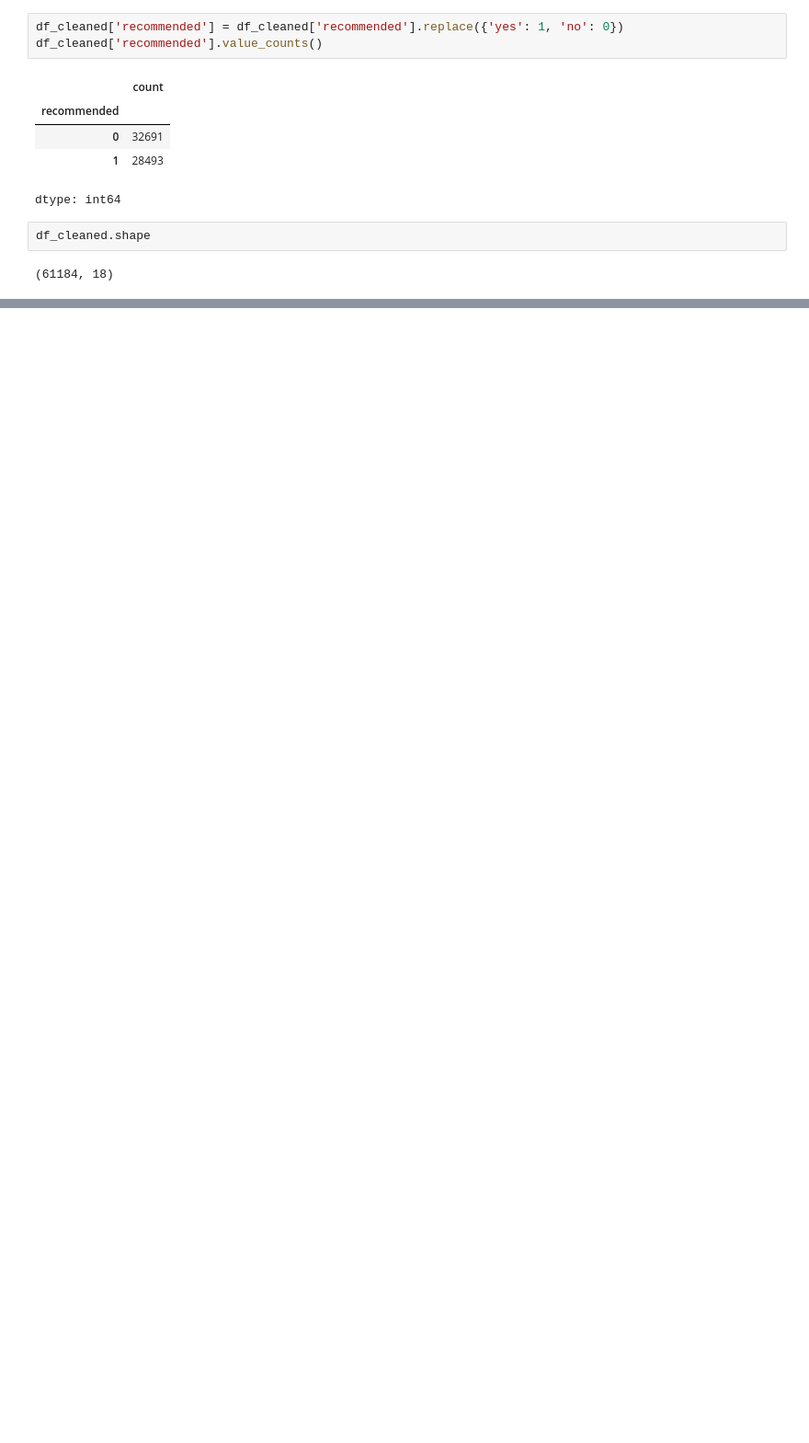
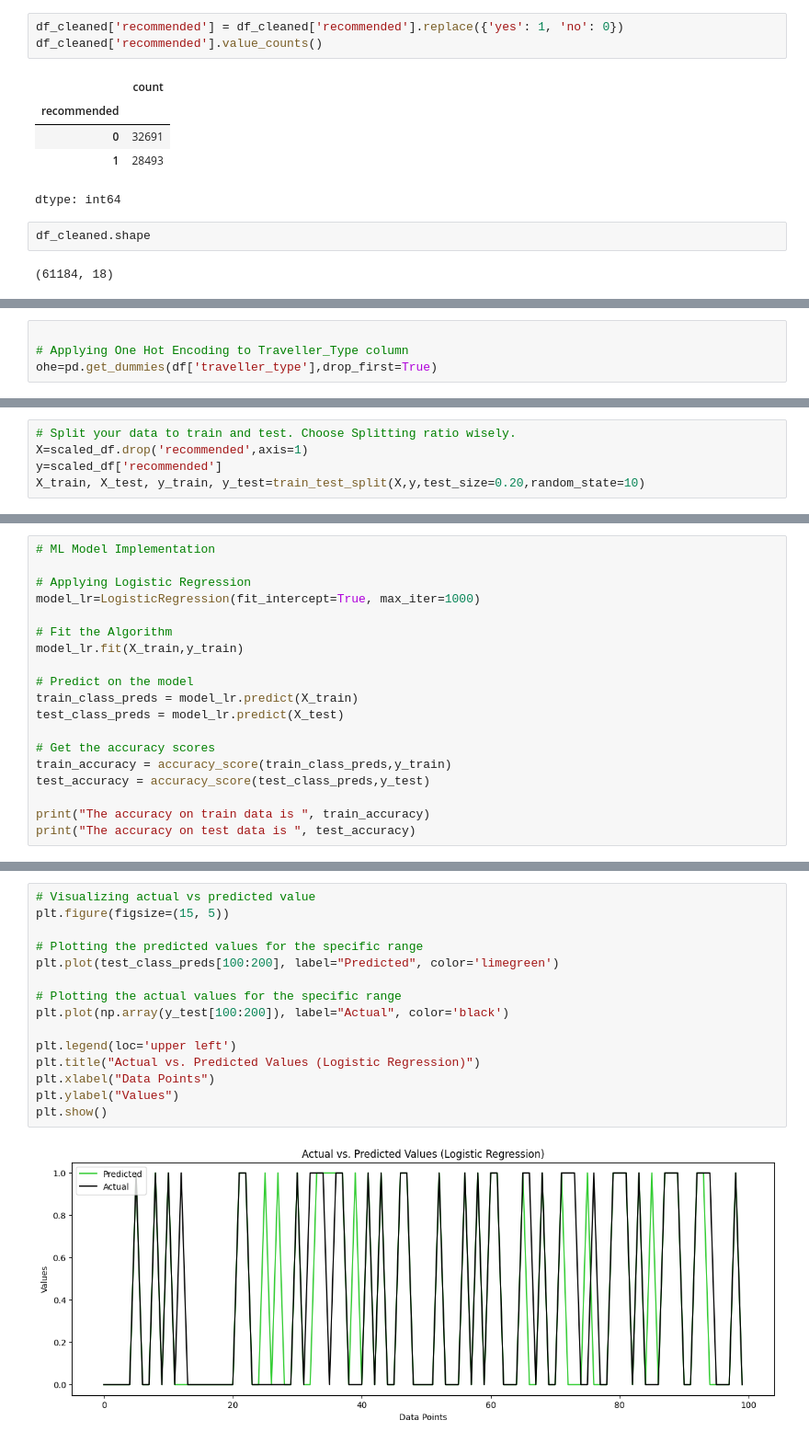
Before and after one commit to manishaachary13/Airline_referral_prediction, a Jupyter notebook: Airline.ipynb, the cells around one changed output, grey strips where cells are left out. Shown at 92% size. Drawn from its saved outputs; the diff is of its cells as text; blank space fills up the shorter version.

```diff
--- a/Airline.ipynb
+++ b/Airline.ipynb
@@ -537,0 +911,4 @@ plt.show()
+# %%
+
+# Applying One Hot Encoding to Traveller_Type column
+ohe=pd.get_dummies(df['traveller_type'],drop_first=True)
@@ -537,0 +996,5 @@ plt.show()
+# %%
+# Split your data to train and test. Choose Splitting ratio wisely.
+X=scaled_df.drop('recommended',axis=1)
+y=scaled_df['recommended']
+X_train, X_test, y_train, y_test=train_test_split(X,y,test_size=0.20,random_state=10)
@@ -537,0 +1025,19 @@ plt.show()
+# %%
+# ML Model Implementation
+
+# Applying Logistic Regression
+model_lr=LogisticRegression(fit_intercept=True, max_iter=1000)
+
+# Fit the Algorithm
+model_lr.fit(X_train,y_train)
+
+# Predict on the model
+train_class_preds = model_lr.predict(X_train)
+test_class_preds = model_lr.predict(X_test)
+
+# Get the accuracy scores
+train_accuracy = accuracy_score(train_class_preds,y_train)
+test_accuracy = accuracy_score(test_class_preds,y_test)
+
+print("The accuracy on train data is ", train_accuracy)
+print("The accuracy on test data is ", test_accuracy)
@@ -537,0 +1253,17 @@ plt.show()
+# %%
+# Visualizing actual vs predicted value
+plt.figure(figsize=(15, 5))
+
+# Plotting the predicted values for the specific range
+plt.plot(test_class_preds[100:200], label="Predicted", color='limegreen')
+
+# Plotting the actual values for the specific range
+plt.plot(np.array(y_test[100:200]), label="Actual", color='black')
+
+plt.legend(loc='upper left')
+plt.title("Actual vs. Predicted Values (Logistic Regression)")
+plt.xlabel("Data Points")
+plt.ylabel("Values")
+plt.show()
+# %% [output]
+[figure, added]
```
Also changed, not shown: parts of 162 cells of this notebook.
